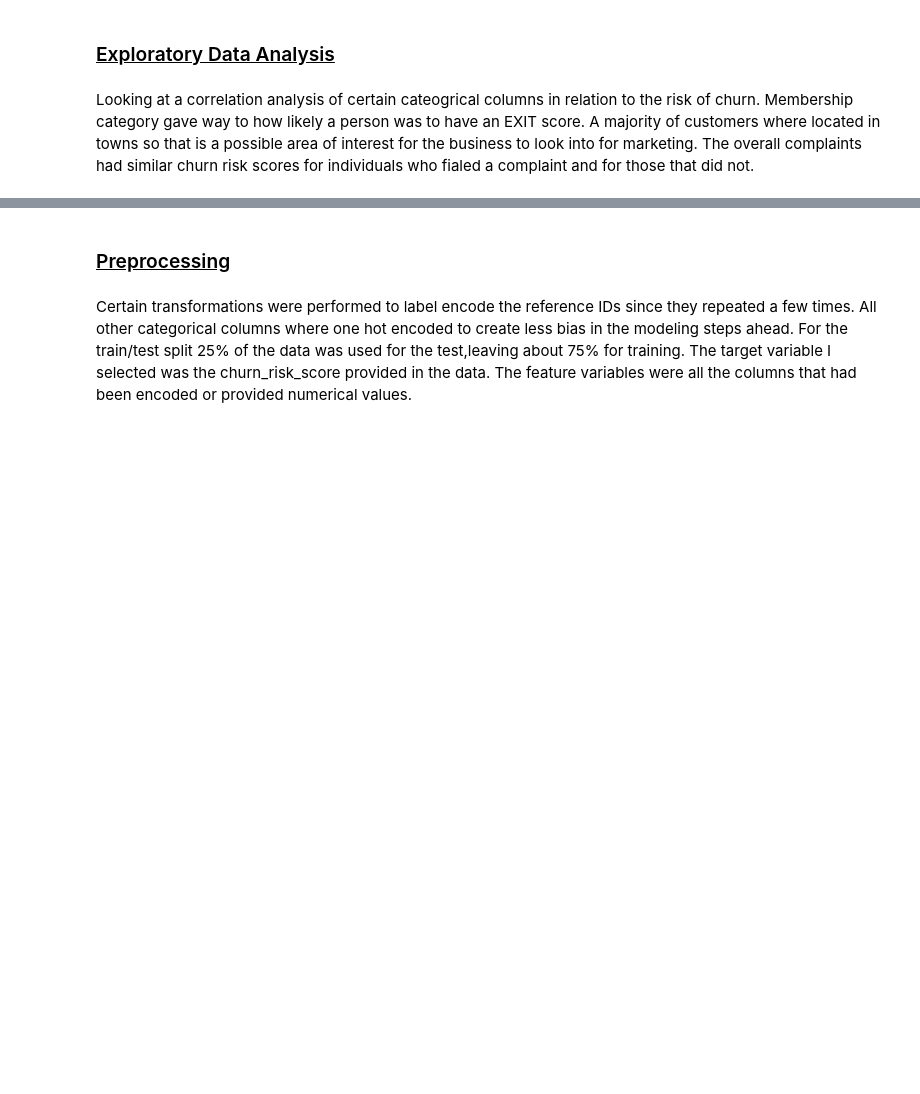
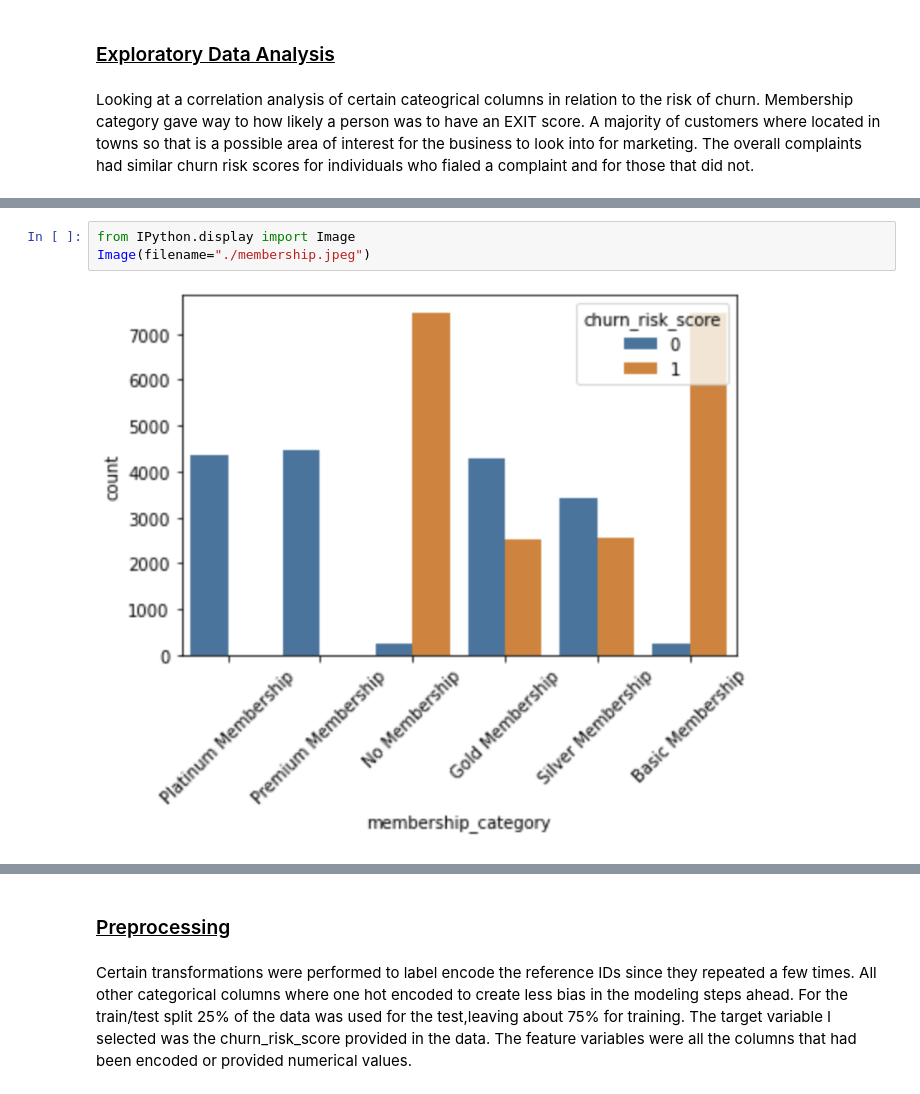
Before and after one commit to yshevche/Customer_Churn_Capstone, a Jupyter notebook: notebooks/Customer_Churn_Report.ipynb, the cells around one changed output, grey strips where cells are left out. Cells and saved outputs as stored; diff of their text form; blank space fills up the shorter version.

Commit message:
Images but different

```diff
--- a/notebooks/Customer_Churn_Report.ipynb
+++ b/notebooks/Customer_Churn_Report.ipynb
@@ -20,0 +15,5 @@ Looking at a correlation analysis of certain cateogrical columns in relation to
+# %%
+from IPython.display import Image
+Image(filename="./membership.jpeg")
+# %% [output]
+[figure, added]
```
Also changed, not shown: parts of 9 cells of this notebook.
